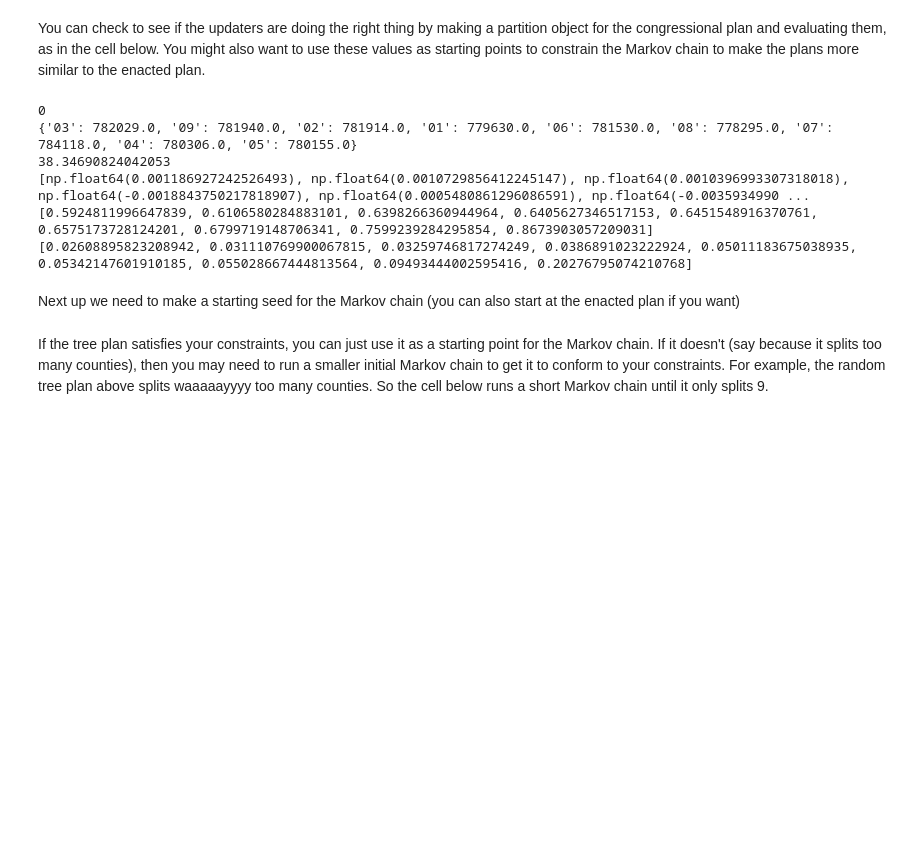
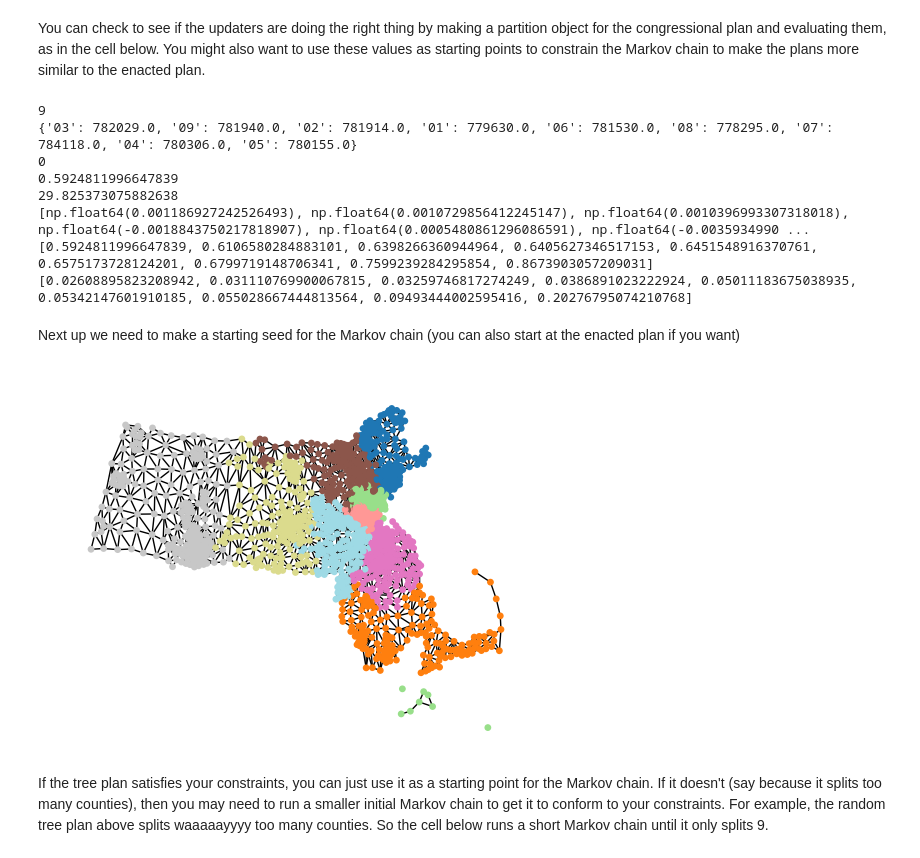
Before and after one commit to carolinaferrer338/STEMinists, a Jupyter notebook: AL_Ensemble_Write_To_File.ipynb, the cells around one changed output. Cells and saved outputs as stored; diff of their text form; code cells hidden in the pictures; blank space fills up the shorter version.

```diff
--- a/AL_Ensemble_Write_To_File.ipynb
+++ b/AL_Ensemble_Write_To_File.ipynb
@@ -122,10 +129,16 @@ def count_spanning(graph):
     return np.linalg.slogdet(L)[1]
 
 def county_splits(partition, df=df):
-    df["current"] = df["PRECINCT20"].map(partition.assignment)
+    df["current"] = df.index.map(partition.assignment)
 
     counties = sum(df.groupby("COUNTY")['current'].nunique()>1)
     return counties
+
+def comp_dist(partition):
+    return sum([abs(x-.5)<.05 for x in partition['PRE20'].percents("Democratic")])
+
+def least_democratic(partition):
+    return min(partition['PRE20'].percents("Democratic"))
 
 election_names = [
     "PRE20"
@@ -141,7 +154,9 @@ my_updaters = {
     "population": updaters.Tally("TOTPOP", alias="population"),
     "cut_edges": cut_edges,
     "PP":polsby_popper,
-    "county_splits": county_splits
+    "county_splits": county_splits,
+    "comp_dists": comp_dist,
+    "least_demo": least_democratic
 }
 
 elections = [
@@ -171,14 +186,18 @@ CON_Part = GeographicPartition(graph,"CD",my_updaters)
 
 print(CON_Part['county_splits'])
 print(CON_Part['population'])
+print(CON_Part['comp_dists'])
+print(CON_Part['least_demo'])
 print(sum([1/x for x in polsby_popper(CON_Part).values()])/9)
 print([(x-ideal_population)/ideal_population for x in CON_Part['population'].values()])
 print(sorted(CON_Part['PRE20'].percents("Democratic")))
 print(sorted(CON_Part['NH_BLACK'].percents("NH_BLACK")))
 # %% [output]
+9
+{'03': 782029.0, '09': 781940.0, '02': 781914.0, '01': 779630.0, '06': 781530.0, '08': 778295.0, '07': 784118.0, '04': 780306.0, '05': 780155.0}
 0
-{'03': 782029.0, '09': 781940.0, '02': 781914.0, '01': 779630.0, '06': 781530.0, '08': 778295.0, '07': 784118.0, '04': 780306.0, '05': 780155.0}
-38.34690824042053
+0.5924811996647839
+29.825373075882638
 [np.float64(0.001186927242526493), np.float64(0.0010729856412245147), np.float64(0.0010396993307318018), np.float64(-0.0018843750217818907), np.float64(0.0005480861296086591), np.float64(-0.0035934990 ...
 [0.5924811996647839, 0.6106580284883101, 0.6398266360944964, 0.6405627346517153, 0.6451548916370761, 0.6575173728124201, 0.6799719148706341, 0.7599239284295854, 0.8673903057209031]
 [0.02608895823208942, 0.031110769900067815, 0.03259746817274249, 0.0386891023222924, 0.05011183675038935, 0.05342147601910185, 0.055028667444813564, 0.09493444002595416, 0.20276795074210768]
@@ -187,11 +206,13 @@ Next up we need to make a starting seed for the Markov chain (you can also start
 # %%
 
 cd_dict =  recursive_tree_part(graph,range(9),ideal_population,'TOTPOP', epsilon = 0.02)
 
 tree_partition = GeographicPartition(graph,cd_dict,my_updaters)
 
-# plt.plot(figsize=[4,10])
-# nx.draw(graph, pos = {x:(graph.nodes()[x]['C_X'],graph.nodes()[x]['C_Y']) for x in graph.nodes()},node_color=[cd_dict[x] for x in graph.nodes()],
-#         cmap='tab20',node_size=15)
+plt.plot(figsize=[4,10])
+nx.draw(graph, pos = {x:(graph.nodes()[x]['C_X'],graph.nodes()[x]['C_Y']) for x in graph.nodes()},node_color=[cd_dict[x] for x in graph.nodes()],
+        cmap='tab20',node_size=15)
+# %% [output]
+[figure, added]
 # %% [markdown]
 If the tree plan satisfies your constraints, you can just use it as a starting point for the Markov chain. If it doesn't (say because it splits too many counties), then you may need to run a smaller initial Markov chain to get it to conform to your constraints. For example, the random tree plan above splits waaaaayyyy too many counties. So the cell below runs a short Markov chain until it only splits 9.
```
Also changed, not shown: parts of 7 cells of this notebook.
